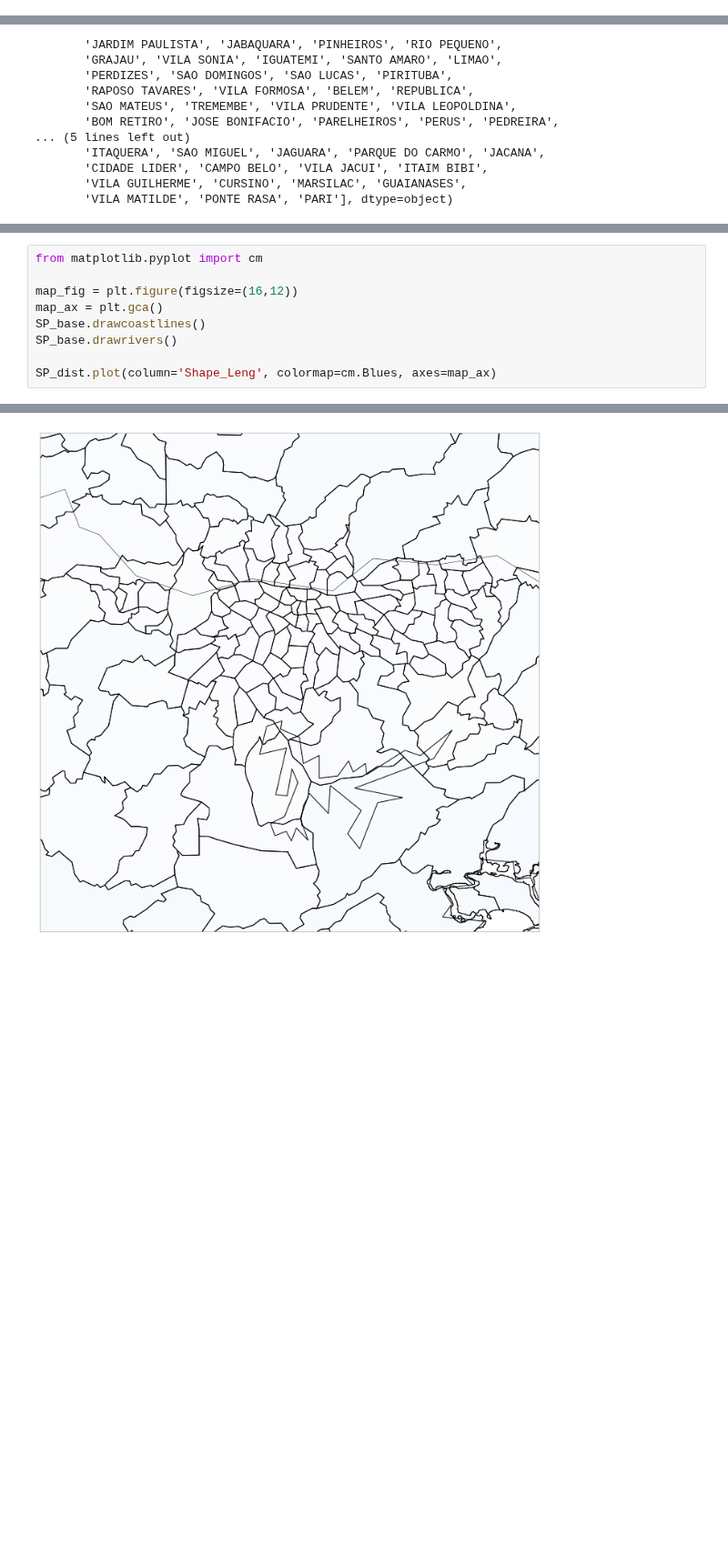
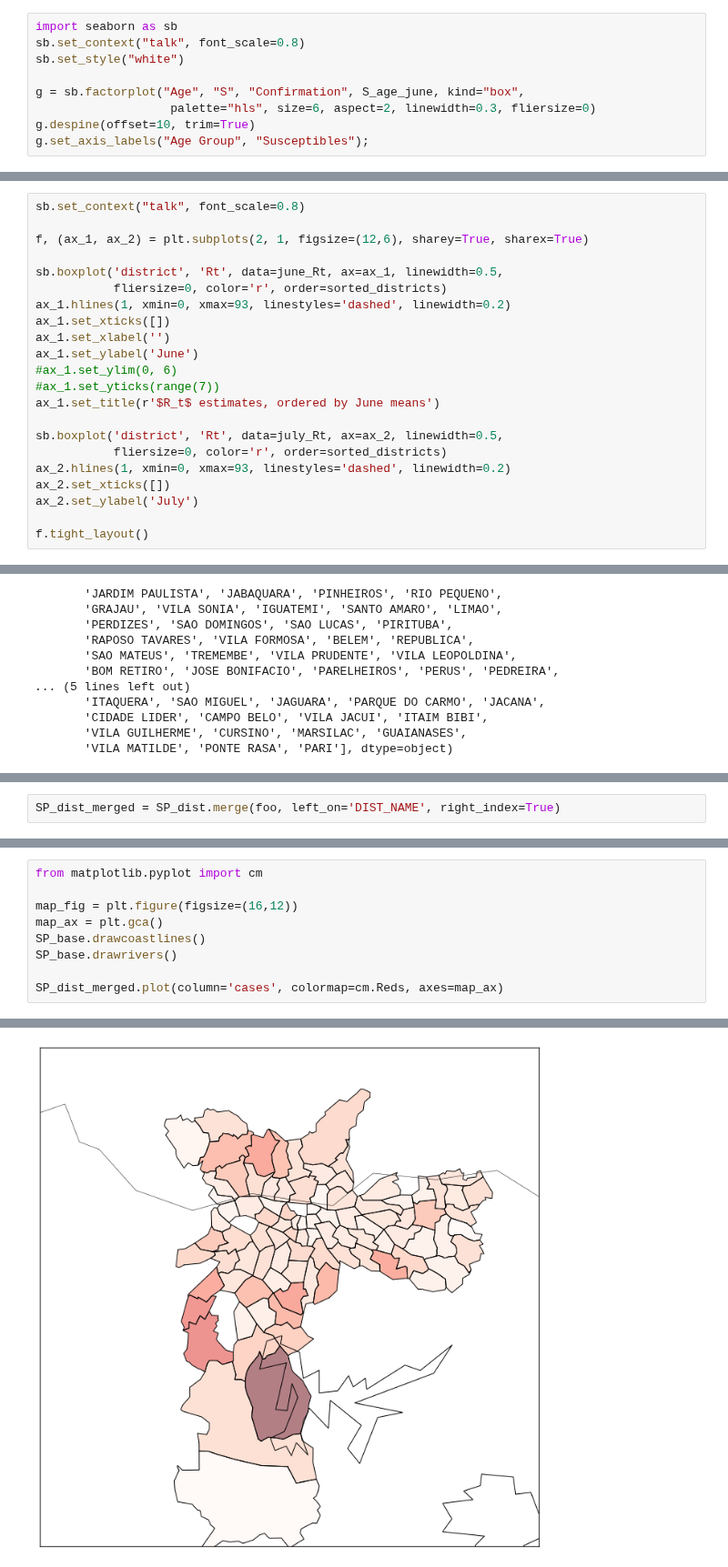
Before and after one commit to fonnesbeck/SaoPauloMeasles, a Jupyter notebook: Spatial Measles Model.ipynb, the cells around one changed output, grey strips where cells are left out. Shown at 91% size. Drawn from its saved outputs; the diff is of its cells as text; blank space fills up the shorter version.

```diff
--- a/Spatial Measles Model.ipynb
+++ b/Spatial Measles Model.ipynb
@@ -411,0 +641,9 @@ Matplot.plot(model.alpha)
+# %%
+import seaborn as sb
+sb.set_context("talk", font_scale=0.8)
+sb.set_style("white")
+
+g = sb.factorplot("Age", "S", "Confirmation", S_age_june, kind="box",
+                   palette="hls", size=6, aspect=2, linewidth=0.3, fliersize=0)
+g.despine(offset=10, trim=True)
+g.set_axis_labels("Age Group", "Susceptibles");
@@ -411,0 +675,22 @@ Matplot.plot(model.alpha)
+# %%
+sb.set_context("talk", font_scale=0.8)
+
+f, (ax_1, ax_2) = plt.subplots(2, 1, figsize=(12,6), sharey=True, sharex=True)
+
+sb.boxplot('district', 'Rt', data=june_Rt, ax=ax_1, linewidth=0.5,
+           fliersize=0, color='r', order=sorted_districts)
+ax_1.hlines(1, xmin=0, xmax=93, linestyles='dashed', linewidth=0.2)
+ax_1.set_xticks([])
+ax_1.set_xlabel('')
+ax_1.set_ylabel('June')
+#ax_1.set_ylim(0, 6)
+#ax_1.set_yticks(range(7))
+ax_1.set_title(r'$R_t$ estimates, ordered by June means')
+
+sb.boxplot('district', 'Rt', data=july_Rt, ax=ax_2, linewidth=0.5,
+           fliersize=0, color='r', order=sorted_districts)
+ax_2.hlines(1, xmin=0, xmax=93, linestyles='dashed', linewidth=0.2)
+ax_2.set_xticks([])
+ax_2.set_ylabel('July')
+
+f.tight_layout()
@@ -466,0 +978,2 @@ array(['BRAS', 'BARRA FUNDA', 'FREGUESIA DO O', 'CAMBUCI', 'PENHA',
+# %%
+SP_dist_merged = SP_dist.merge(foo, left_on='DIST_NAME', right_index=True)
@@ -467,12 +1006,12 @@ array(['BRAS', 'BARRA FUNDA', 'FREGUESIA DO O', 'CAMBUCI', 'PENHA',
 # %%
 from matplotlib.pyplot import cm
 
 map_fig = plt.figure(figsize=(16,12))
 map_ax = plt.gca()
 SP_base.drawcoastlines()
 SP_base.drawrivers()
 
-SP_dist.plot(column='Shape_Leng', colormap=cm.Blues, axes=map_ax)
+SP_dist_merged.plot(column='cases', colormap=cm.Reds, axes=map_ax)
 # %% [output]
 <matplotlib.axes._subplots.AxesSubplot at 0x...>
-[figure, old version]
+[figure, new version]
```
Also changed, not shown: parts of 149 cells of this notebook, 1 other file.
